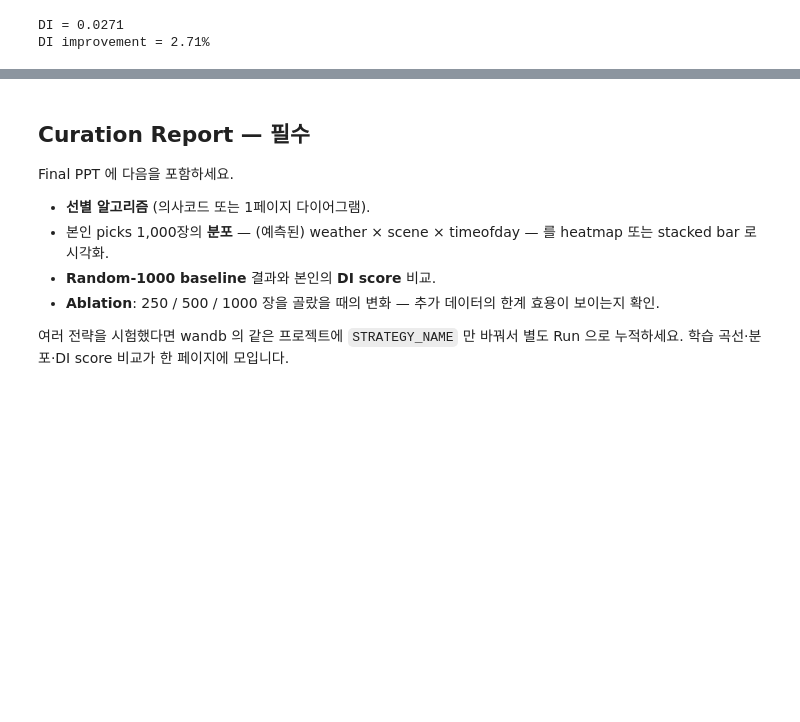
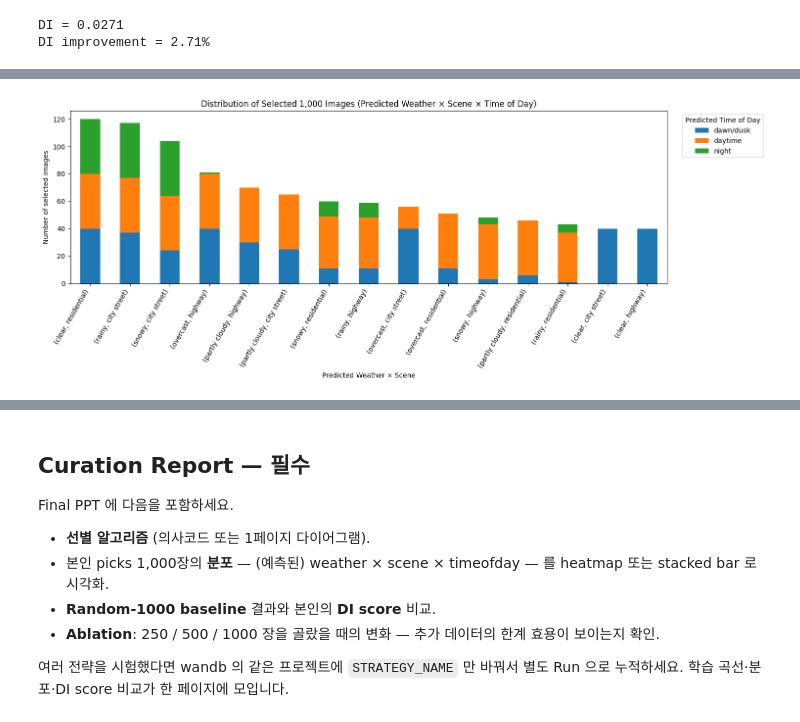
Before and after one commit to Jieunn-Kim/2026-HYU-AUE8088-PA2, a Jupyter notebook: notebooks/level5_data_mining.ipynb, the cells around one changed output, grey strips where cells are left out. Cells and saved outputs as stored; diff of their text form; code cells hidden in the pictures; blank space fills up the shorter version.

```diff
--- a/notebooks/level5_data_mining.ipynb
+++ b/notebooks/level5_data_mining.ipynb
@@ -983,0 +1371,79 @@ DI improvement = 2.71%
+# %%
+# Level 5 picks의 pseudo-label 조합 분포 시각화
+import os
+import pandas as pd
+import matplotlib.pyplot as plt
+
+rows = []
+
+for p in picks:
+    weather_id = p["pseudo_weather"]
+    scene_id = p["pseudo_scene"]
+    time_id = p["pseudo_timeofday"]
+
+    rows.append({
+        "weather": CLASS_NAMES["weather"][weather_id],
+        "scene": CLASS_NAMES["scene"][scene_id],
+        "timeofday": CLASS_NAMES["timeofday"][time_id],
+    })
+
+picks_df = pd.DataFrame(rows)
+
+# Weather × Scene을 행으로, Time of Day를 누적 막대로 표현
+distribution = pd.crosstab(
+    [
+        picks_df["weather"],
+        picks_df["scene"],
+    ],
+    picks_df["timeofday"],
+)
+
+# 빈도가 높은 조합부터 정렬
+distribution = distribution.loc[
+    distribution.sum(axis=1).sort_values(
+        ascending=False
+    ).index
+]
+
+# 그래프
+ax = distribution.plot(
+    kind="bar",
+    stacked=True,
+    figsize=(15, 6),
+)
+
+ax.set_title(
+    "Distribution of Selected 1,000 Images "
+    "(Predicted Weather × Scene × Time of Day)"
+)
+ax.set_xlabel("Predicted Weather × Scene")
+ax.set_ylabel("Number of selected images")
+ax.legend(
+    title="Predicted Time of Day",
+    bbox_to_anchor=(1.02, 1),
+    loc="upper left",
+)
+
+plt.xticks(
+    rotation=60,
+    ha="right",
+)
+plt.tight_layout()
+
+save_path = (
+    "/content/drive/MyDrive/AUE8088_PA2/"
+    "level5_picks_distribution.png"
+)
+
+plt.savefig(
+    save_path,
+    dpi=200,
+    bbox_inches="tight",
+)
+plt.show()
+
+print("그래프 저장:", save_path)
+print("총 이미지:", distribution.values.sum())
+print("Weather × Scene 조합 수:", len(distribution))
+# %% [output]
+[figure, added]
```
Also changed, not shown: parts of 8 cells of this notebook.
